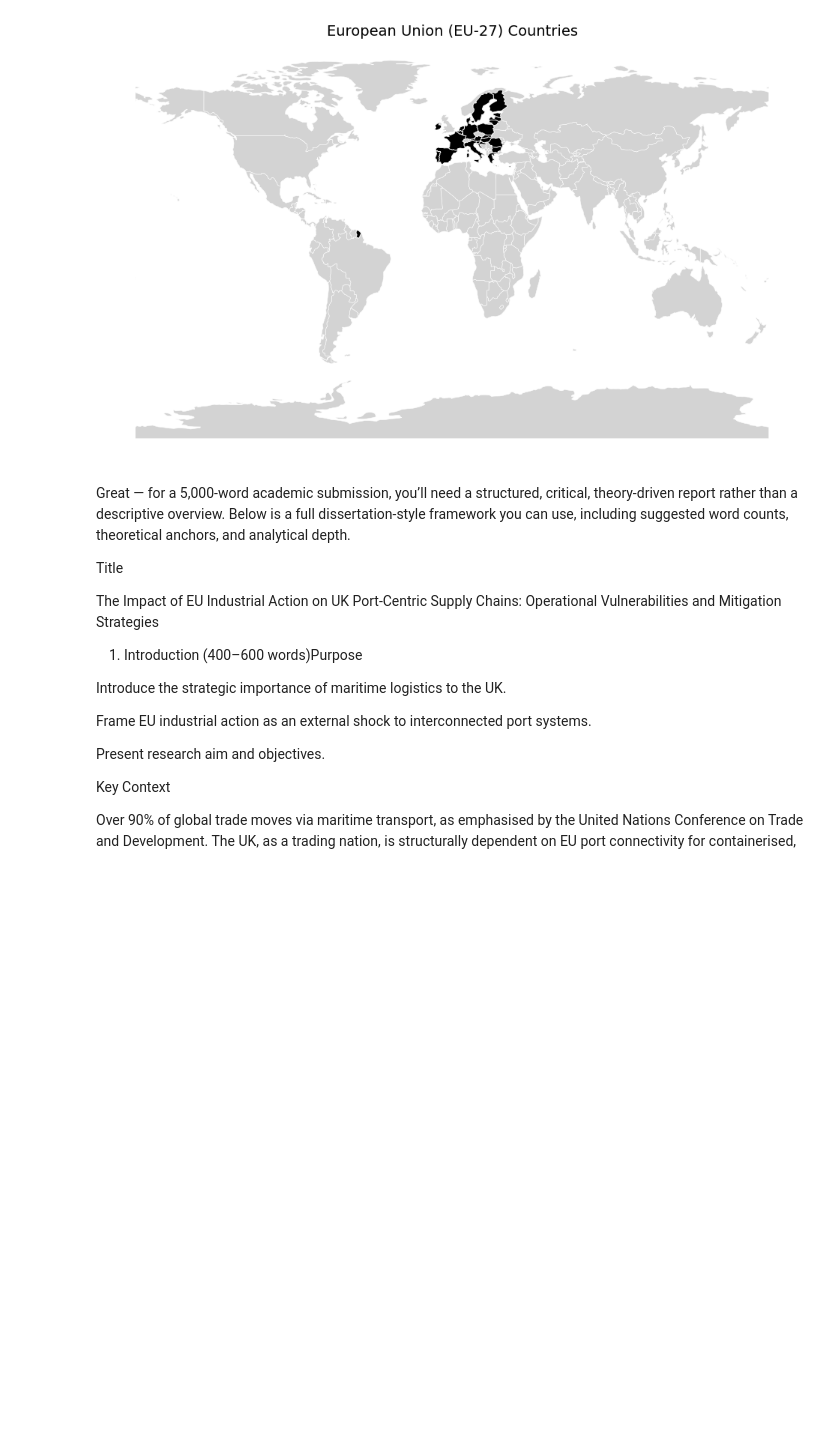
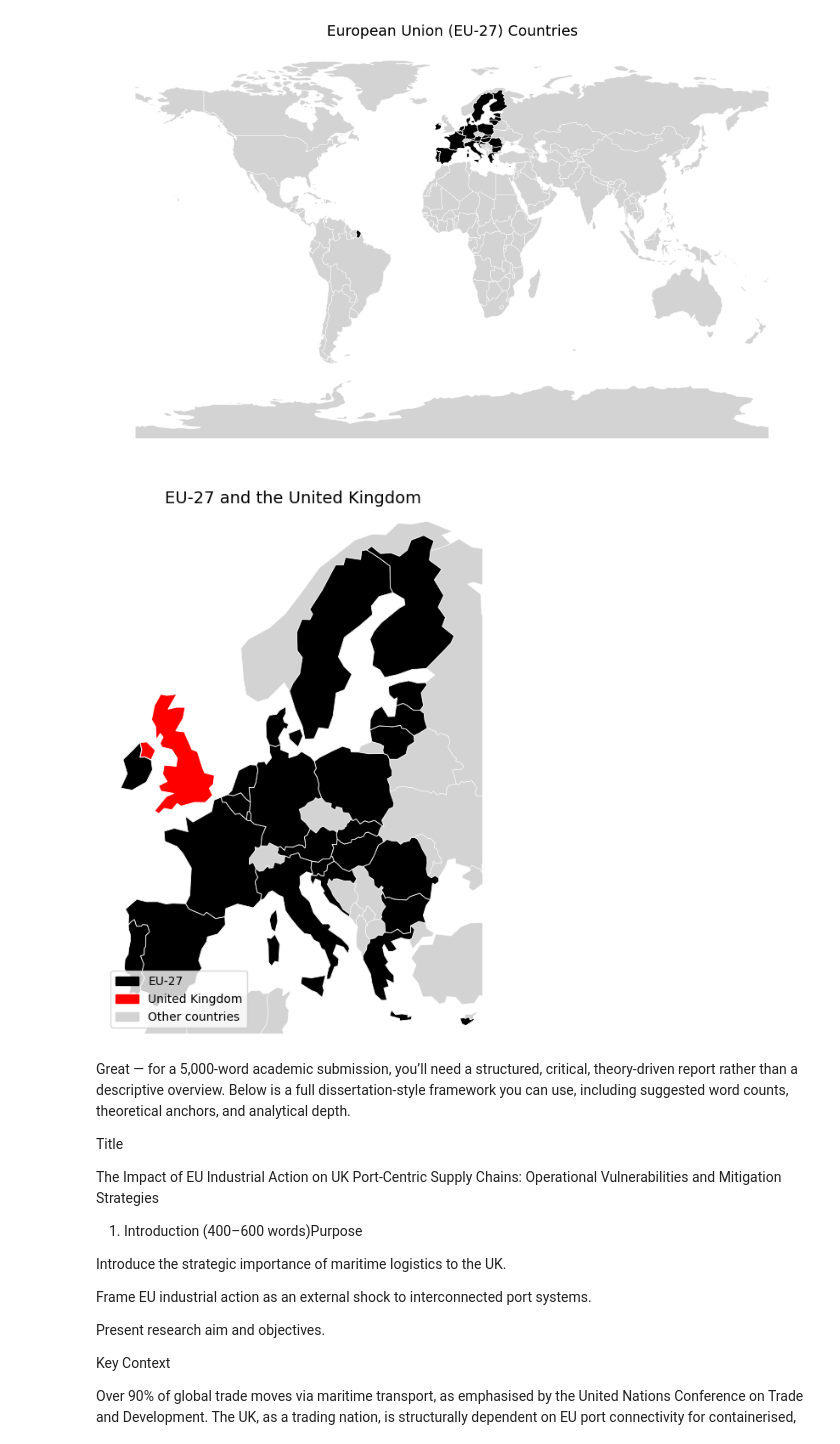
Before and after one commit to OlajideFemi/Carbon-Footprint, a Jupyter notebook: PullRequest.ipynb, the cells around one changed output. Saved outputs shown, nothing was run; the diff lists cells and outputs as text; code cells hidden in the pictures; blank space fills up the shorter version.

```diff
--- a/PullRequest.ipynb
+++ b/PullRequest.ipynb
@@ -79,6 +79,60 @@ Index(['featurecla', 'scalerank', 'LABELRANK', 'SOVEREIGNT', 'SOV_A3',
        'FCLASS_NL', 'FCLASS_SE', 'FCLASS_BD', 'FCLASS_UA', 'geometry'],
       dtype='object', length=169)
 [figure]
+# %%
+import geopandas as gpd
+import matplotlib.pyplot as plt
+
+# EU-27 list (Natural Earth naming)
+eu27 = [
+    "Austria", "Belgium", "Bulgaria", "Croatia", "Cyprus",
+    "Czech Republic",  # Natural Earth uses this (not Czechia)
+    "Denmark", "Estonia", "Finland", "France", "Germany", "Greece",
+    "Hungary", "Ireland", "Italy", "Latvia", "Lithuania", "Luxembourg",
+    "Malta", "Netherlands", "Poland", "Portugal", "Romania",
+    "Slovakia", "Slovenia", "Spain", "Sweden"
+]
+
+uk_name = "United Kingdom"
+
+# Load GeoJSON (your uploaded file)
+world = gpd.read_file("ne_110m_admin_0_countries.geojson")
+
+# Create flags
+world["is_eu"] = world["ADMIN"].isin(eu27)
+world["is_uk"] = world["ADMIN"].eq(uk_name)
+
+# Plot
+fig, ax = plt.subplots(figsize=(12, 8))
+
+# Base map
+world.plot(ax=ax, color="lightgrey", edgecolor="white", linewidth=0.4)
+
+# EU overlay
+world[world["is_eu"]].plot(ax=ax, color="black", edgecolor="white", linewidth=0.6)
+
+# UK overlay (different color so it stands out)
+world[world["is_uk"]].plot(ax=ax, color="red", edgecolor="white", linewidth=0.8)
+
+# Zoom to Europe (optional but recommended)
+ax.set_xlim(-12, 35)
+ax.set_ylim(34, 72)
+
+ax.set_title("EU-27 and the United Kingdom", fontsize=14)
+ax.set_axis_off()
+
+# Simple legend
+import matplotlib.patches as mpatches
+legend_items = [
+    mpatches.Patch(color="black", label="EU-27"),
+    mpatches.Patch(color="red", label="United Kingdom"),
+    mpatches.Patch(color="lightgrey", label="Other countries"),
+]
+ax.legend(handles=legend_items, loc="lower left", frameon=True)
+
+plt.show()
+# %% [output]
+[figure, added]
 # %% [markdown]
 Great — for a 5,000-word academic submission, you’ll need a structured, critical, theory-driven report rather than a descriptive overview. Below is a full dissertation-style framework you can use, including suggested word counts, theoretical anchors, and analytical depth.
 
```
